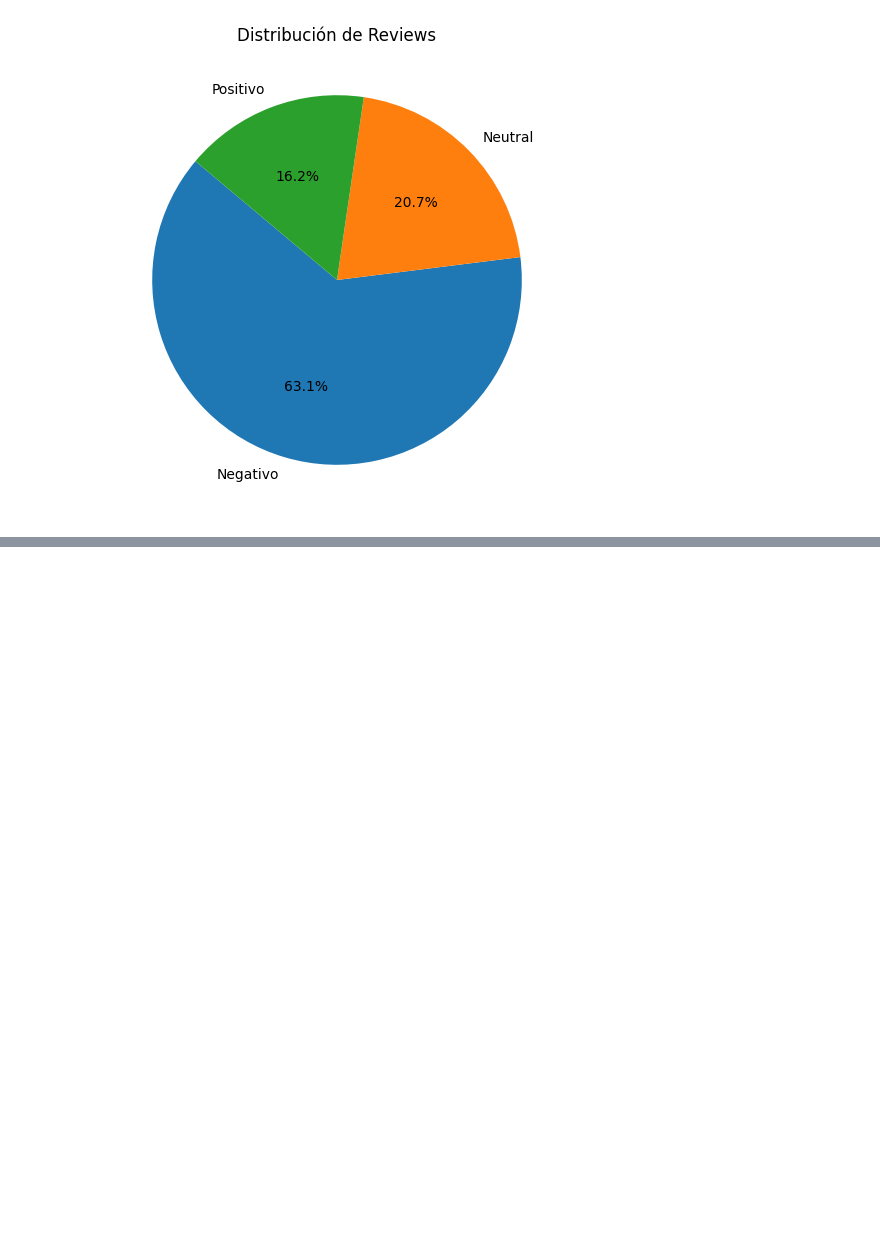
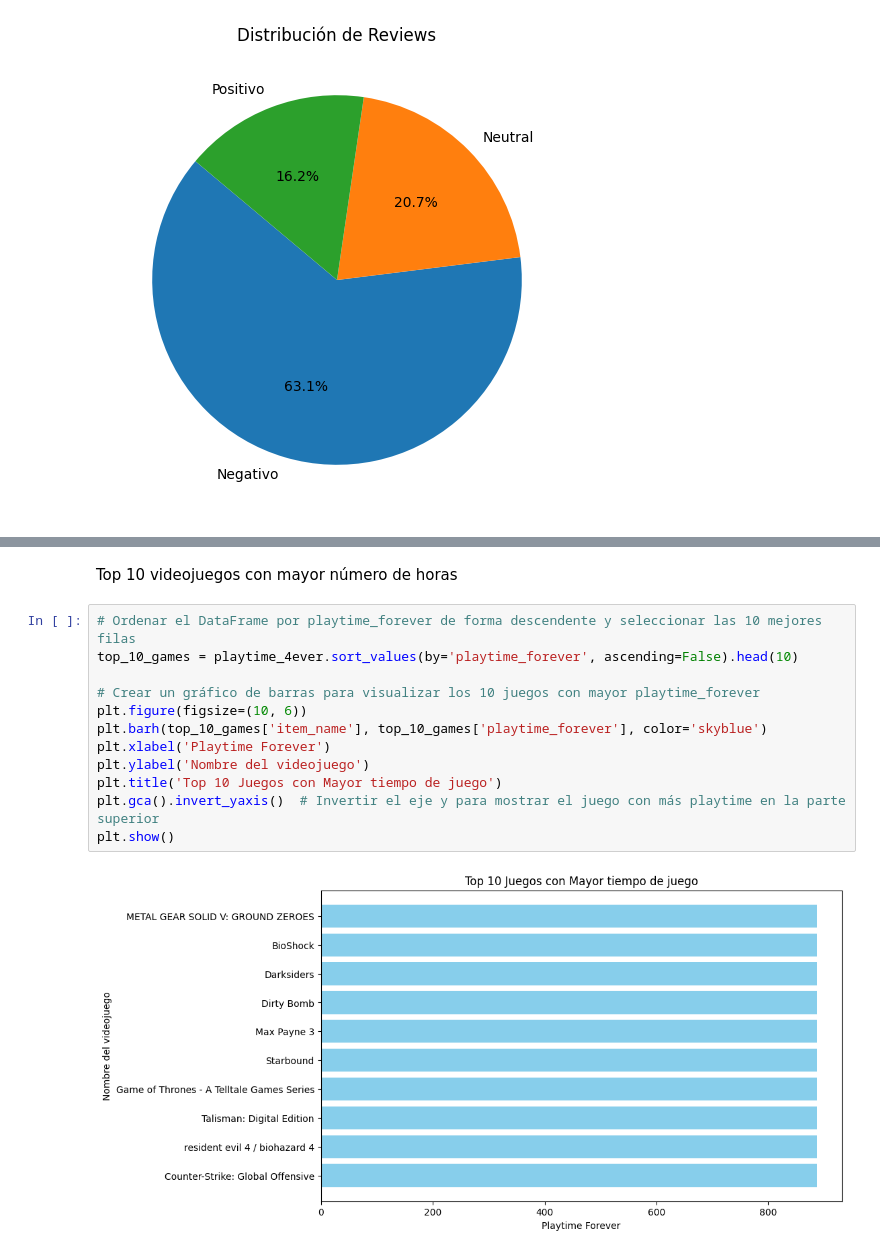
Before and after one commit to abgc757/MLOP_01, a Jupyter notebook: notebooks/EDA.ipynb, the cells around one changed output, grey strips where cells are left out. Saved outputs shown, nothing was run; the diff lists cells and outputs as text; blank space fills up the shorter version.

```diff
--- a/notebooks/EDA.ipynb
+++ b/notebooks/EDA.ipynb
@@ -163,0 +110,16 @@ games.describe()
+# %% [markdown]
+Top 10 videojuegos con mayor número de horas
+# %%
+# Ordenar el DataFrame por playtime_forever de forma descendente y seleccionar las 10 mejores filas
+top_10_games = playtime_4ever.sort_values(by='playtime_forever', ascending=False).head(10)
+
+# Crear un gráfico de barras para visualizar los 10 juegos con mayor playtime_forever
+plt.figure(figsize=(10, 6))
+plt.barh(top_10_games['item_name'], top_10_games['playtime_forever'], color='skyblue')
+plt.xlabel('Playtime Forever')
+plt.ylabel('Nombre del videojuego')
+plt.title('Top 10 Juegos con Mayor tiempo de juego')
+plt.gca().invert_yaxis()  # Invertir el eje y para mostrar el juego con más playtime en la parte superior
+plt.show()
+# %% [output]
+[figure, added]
```
Also changed, not shown: parts of 19 cells of this notebook, 3 other files.
